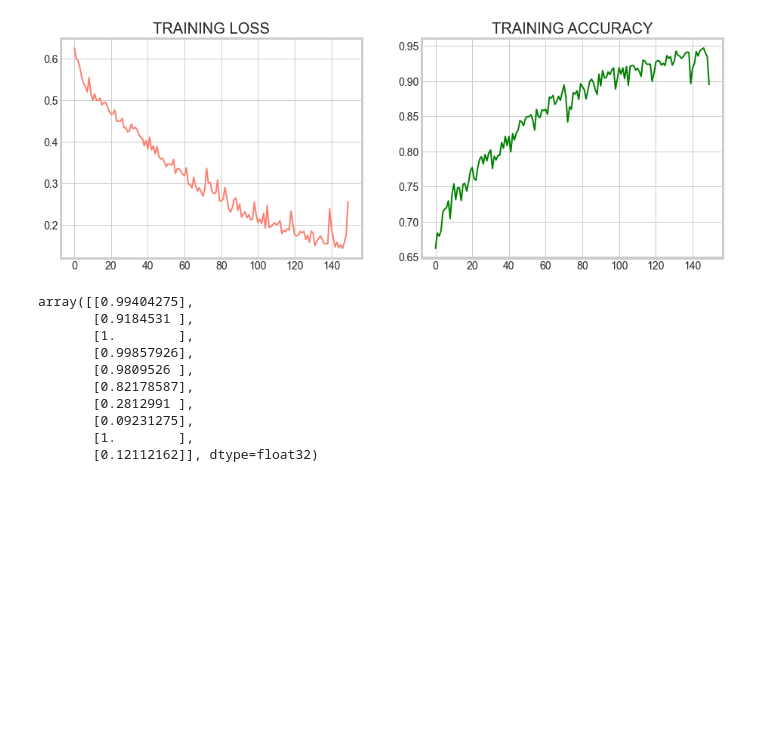
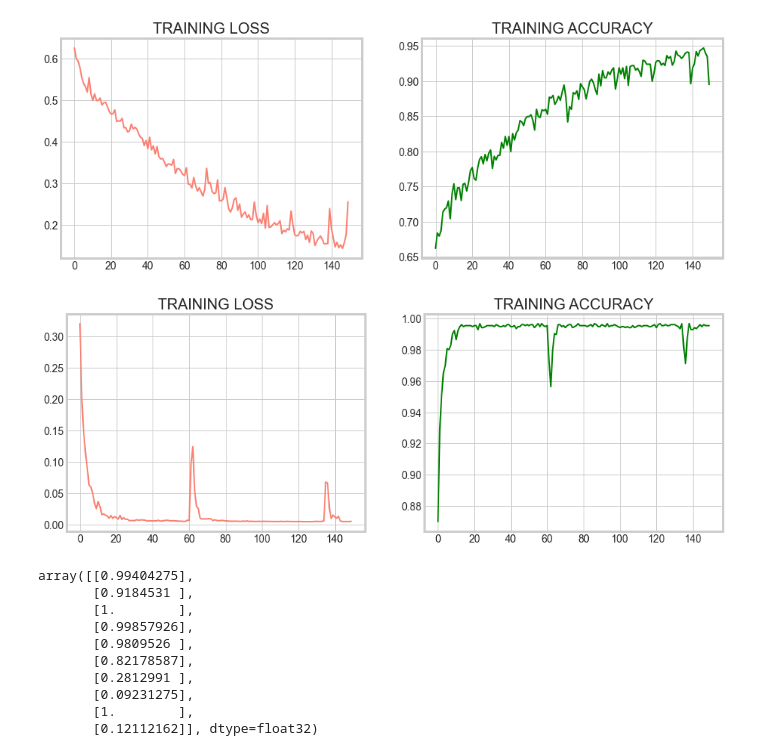
Before and after one commit to jonhilgart22/climate, a Jupyter notebook: notebooks/TF_fire_classification.ipynb, the cells around one changed output. Drawn from its saved outputs; the diff is of its cells as text; code cells hidden in the pictures; blank space fills up the shorter version.

Commit message:
compare normal image net weights to segmented image

```diff
--- a/notebooks/TF_fire_classification.ipynb
+++ b/notebooks/TF_fire_classification.ipynb
@@ -220,6 +227,13 @@ train_x, train_val,  y_train, y_val, train_indicies, val_indicies = train_test_s
                                                                                      y, list(y.index),
                                                                                      test_size=0.2,
                                                                                      random_state=101)
+# %%
+y = df['id']
+train_x_normal_image, train_val_normal_image,  y_train_normal_image, y_val_normal_image, train_indicies_normal_image, val_indicies_normal_image = train_test_split(
+    X_train_normal_image,
+                                                                                     y, list(y.index),
+                                                                                     test_size=0.2,
+                                                                                     random_state=101)
 # %%
 print('FIRE IMAGES ON TRAINING DATA: ',y_train[y_train==0].shape[0])
 print('NON-FIRE IMAGES ON TRAINING DATA: ',y_train[y_train==1].shape[0])
@@ -236,3 +250,5 @@ bf_train_val = xception_bf.predict(train_val, batch_size=32, verbose=1)
 To enable them in other operations, rebuild TensorFlow with the appropriate compiler flags.
 49/49 [==============================] - 125s 3s/step
 13/13 [==============================] - 27s 2s/step
+# %%
+bf_train_x_normal_image = xception_bf.predict(train_x_normal_image, batch_size=32, verbose=1)
@@ -278,3 +300,11 @@ Total params: 541,057
 Trainable params: 541,057
 Non-trainable params: 0
 _________________________________________________________________
+# %%
+#keras Sequential model
+model_normal_image = Sequential()
+model_normal_image.add(Dense(units = 256 , activation = 'relu', input_dim=bf_train_x.shape[1]))
+model_normal_image.add(Dense(units = 64 , activation = 'relu'))
+model_normal_image.add(Dense(units = 1, activation = 'sigmoid'))
+model_normal_image.compile(optimizer = 'adam' , loss = 'binary_crossentropy' , metrics = ['accuracy'])
+model_normal_image.summary()
@@ -299,3 +345,6 @@ Epoch 149/150
 49/49 [==============================] - 0s 2ms/step - loss: 0.1751 - accuracy: 0.9346
 Epoch 150/150
 49/49 [==============================] - 0s 2ms/step - loss: 0.2550 - accuracy: 0.8949
+# %%
+#train the model @ 100 epochs
+history = model_normal_image.fit(bf_train_x_normal_image, y_train_normal_image, epochs=150, batch_size=32);
@@ -315,6 +383,17 @@ ax[0].plot(history.history['loss'], color= 'salmon',lw=2);
 ax[1].plot(history.history['accuracy'], color= 'green',lw=2);
 # %% [output]
 [figure]
+# %%
+# normal image
+fig, ax = plt.subplots(1,2,figsize=(14,5))
+ax[0].set_title('TRAINING LOSS');
+ax[1].set_title('TRAINING ACCURACY');
+
+
+ax[0].plot(history.history['loss'], color= 'salmon',lw=2);
+ax[1].plot(history.history['accuracy'], color= 'green',lw=2);
+# %% [output]
+[figure, added]
 # %%
 #predict the validation data
 predictions = model.predict(bf_train_val)
```
Also changed, not shown: parts of 15 cells of this notebook, 1 other file.
